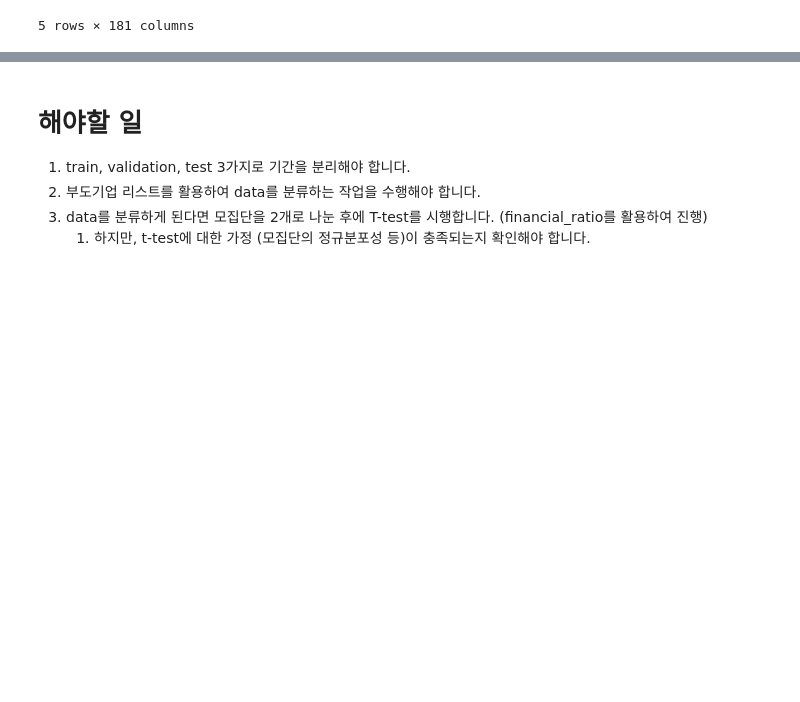
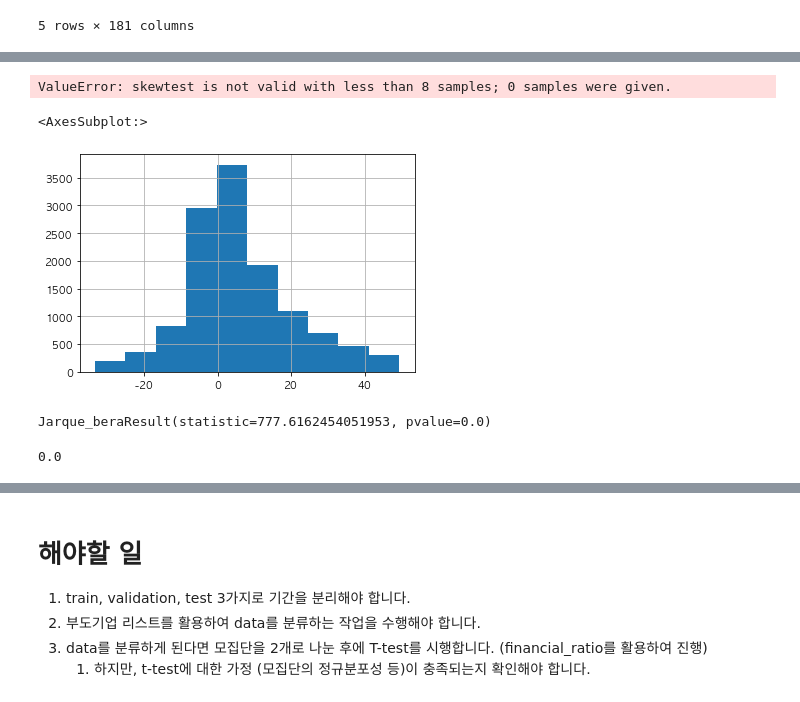
Before and after one commit to signature95/UBION_Project, a Jupyter notebook: code/GH_preprocessing.ipynb, the cells around one changed output, grey strips where cells are left out. Cells and saved outputs as stored; diff of their text form; code cells hidden in the pictures; blank space fills up the shorter version.

```diff
--- a/code/GH_preprocessing.ipynb
+++ b/code/GH_preprocessing.ipynb
@@ -342,0 +375,4 @@ data.loc[data['회사명'] == '(주)인터파크']
+# %%
+col_list = final_df.columns[8:-1]
+for i in col_list:
+    print(i)
@@ -342,0 +397,10 @@ data.loc[data['회사명'] == '(주)인터파크']
+# %%
+# 먼저 빈 데이터 프레임, 리스트를 형성해준다.
+final_df  = pd.DataFrame()
+tmp_list = []
+
+for row, col  in first_bankruptcy.iterrows():
+  tmp = merged_df[(merged_df['회사명'] == col['회사명']) & (merged_df['회계년도_new']<= col['첫_부도일-1'])]
+  tmp_list.append(tmp)
+final_df = pd.concat(tmp_list)
+final_df
@@ -342,0 +496,30 @@ data.loc[data['회사명'] == '(주)인터파크']
+# %%
+df = pd.DataFrame()
+df_list = []
+ddd = []
+for i in col_list:
+    q25, q75 = np.quantile(ind_03[i], 0.25), np.quantile(ind_03[i], 0.75)
+    cut_off = (q75 - q25) * 1.5
+
+    # lower와 upper bound 값 구하기
+    lower, upper = q25 - cut_off, q75 + cut_off
+
+    # print('IQR은',(q75 - q25), '이다.')
+    # print('lower bound 값은', lower, '이다.')
+    # print('upper bound 값은', upper, '이다.')
+
+    # 1사 분위와 4사 분위에 속해있는 데이터 각각 저장하기
+    data1 = ind_03[ind_03[i] > upper][{'회사명','회계년도',i}]
+    data2 = ind_03[ind_03[i] < lower][{'회사명',i}]
+    data3 = ind_03[(ind_03[i] > lower) & (ind_03[i] < upper)][{'회사명','회계년도',i}]
+    # 이상치 총 개수 구하기
+    # print('총 이상치 개수는', data1.shape[0] + data2.shape[0], '이다.')
+    # data3[i].hist()
+    Nresult = np.round(normaltest(data3[i])[1],10)
+    # Sresult = describe(data3[i])[4]
+    # Kresult = describe(data3[i])[5]
+
+    ddd.append(Nresult)
+    # print('{}의 왜도 = {}, 첨도 = {}'.format(i, Sresult, Kresult))
+# %% [output]
+ValueError: skewtest is not valid with less than 8 samples; 0 samples were given.
@@ -342,0 +547,13 @@ data.loc[data['회사명'] == '(주)인터파크']
+# %%
+data3['비유동자산증가율'].hist()
+# %% [output]
+<AxesSubplot:>
+[figure, added]
+# %%
+jarque_bera(data3['비유동자산증가율'])
+# %% [output]
+Jarque_beraResult(statistic=777.6162454051953, pvalue=0.0)
+# %%
+np.round(jarque_bera(data3['비유동자산증가율'])[1],3)
+# %% [output]
+0.0
```
Also changed, not shown: parts of 122 cells of this notebook, 3 other files.
